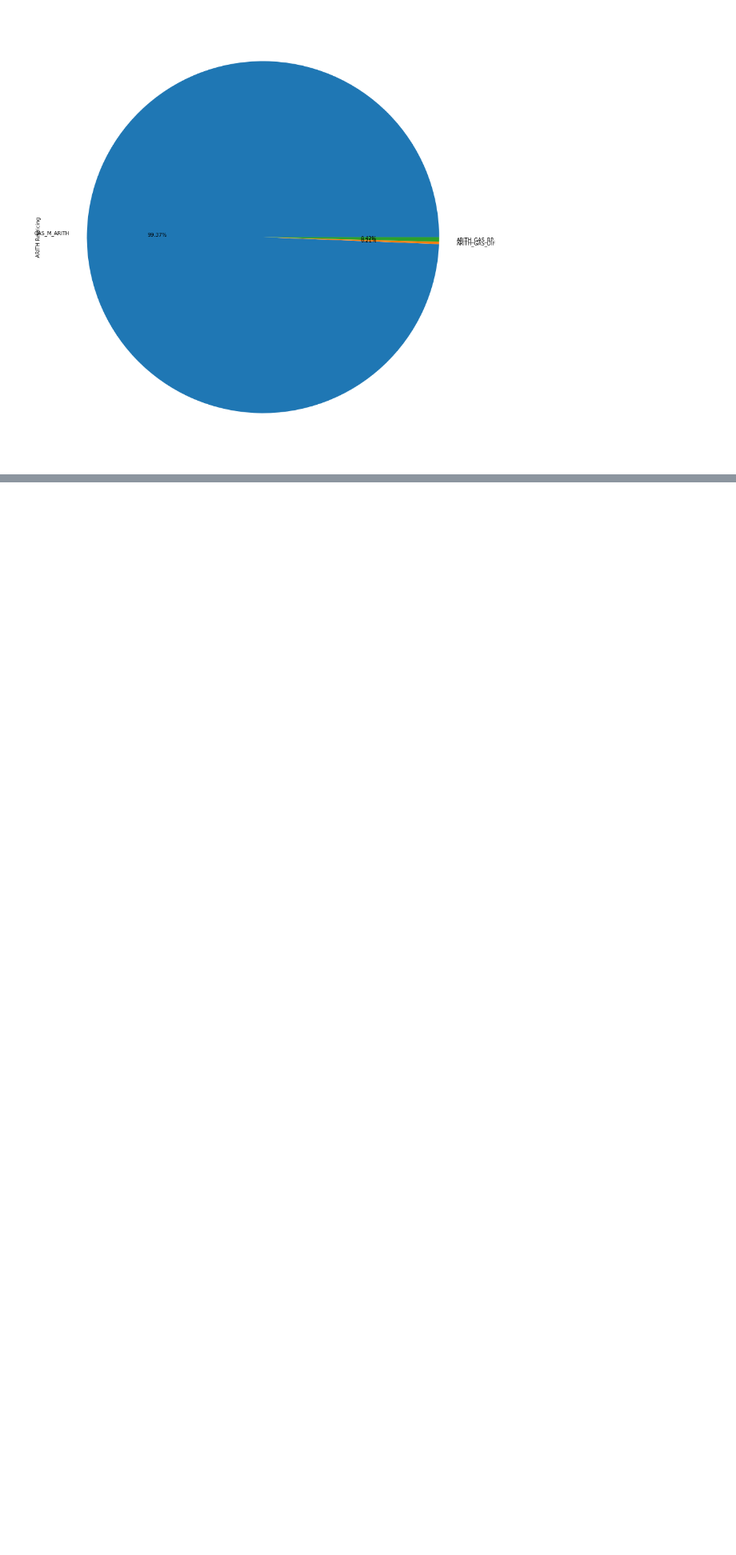
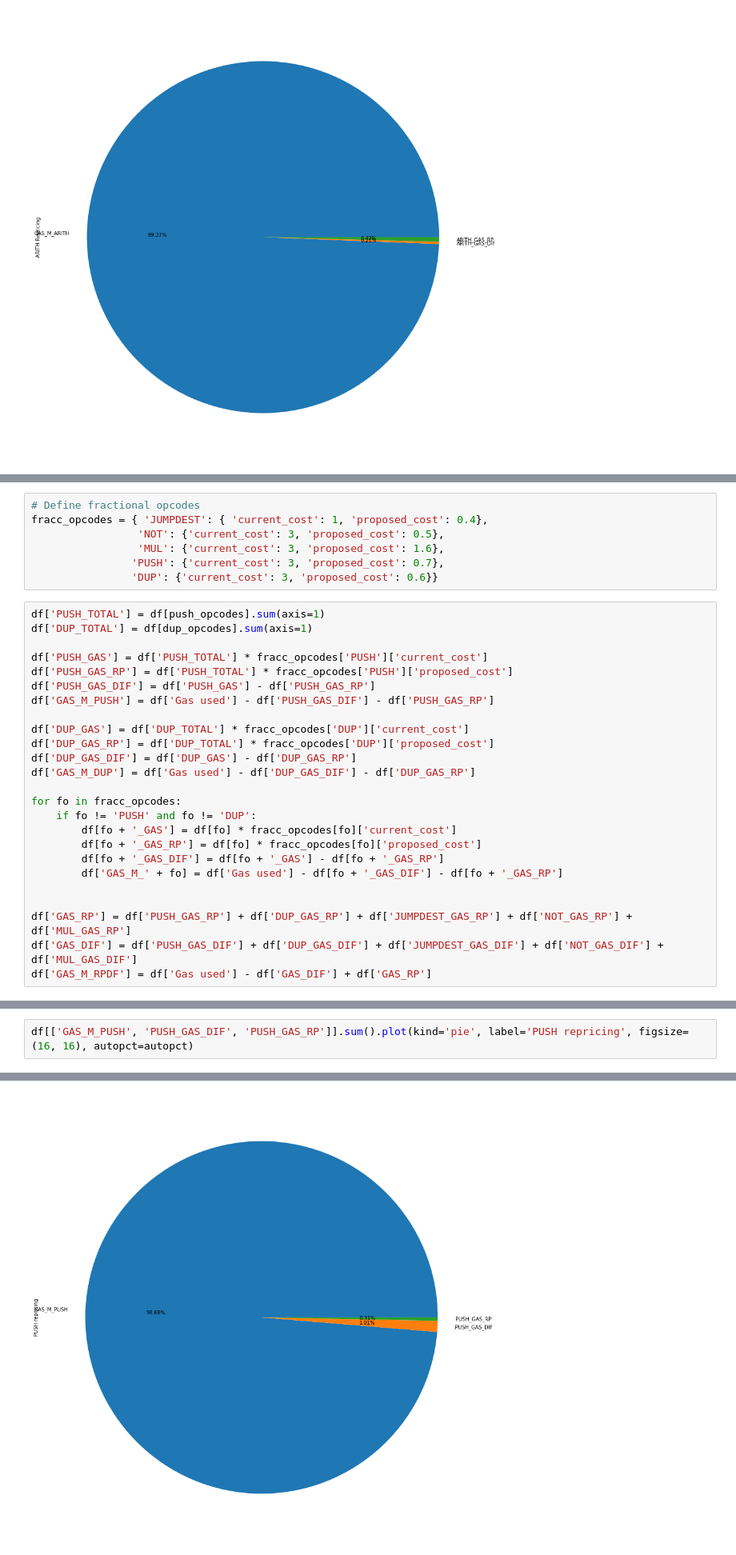
Before and after one commit to hugo-dc/opcode_usage, a Jupyter notebook: notebook/evm_price_improvements.ipynb, the cells around one changed output, grey strips where cells are left out. Shown: that part at 80% size. Drawn from its saved outputs; the diff is of its cells as text; blank space fills up the shorter version.

Commit message:
Fractional cost

```diff
--- a/notebook/evm_price_improvements.ipynb
+++ b/notebook/evm_price_improvements.ipynb
@@ -296,0 +320,32 @@ df['GAS_DIF'].mean()
+# %%
+# Define fractional opcodes
+fracc_opcodes = { 'JUMPDEST': { 'current_cost': 1, 'proposed_cost': 0.4},
+                 'NOT': {'current_cost': 3, 'proposed_cost': 0.5},
+                 'MUL': {'current_cost': 3, 'proposed_cost': 1.6},
+                'PUSH': {'current_cost': 3, 'proposed_cost': 0.7},
+                'DUP': {'current_cost': 3, 'proposed_cost': 0.6}}
+# %%
+df['PUSH_TOTAL'] = df[push_opcodes].sum(axis=1)
+df['DUP_TOTAL'] = df[dup_opcodes].sum(axis=1)
+
+df['PUSH_GAS'] = df['PUSH_TOTAL'] * fracc_opcodes['PUSH']['current_cost']
+df['PUSH_GAS_RP'] = df['PUSH_TOTAL'] * fracc_opcodes['PUSH']['proposed_cost']
+df['PUSH_GAS_DIF'] = df['PUSH_GAS'] - df['PUSH_GAS_RP']
+df['GAS_M_PUSH'] = df['Gas used'] - df['PUSH_GAS_DIF'] - df['PUSH_GAS_RP']
+
+df['DUP_GAS'] = df['DUP_TOTAL'] * fracc_opcodes['DUP']['current_cost']
+df['DUP_GAS_RP'] = df['DUP_TOTAL'] * fracc_opcodes['DUP']['proposed_cost']
+df['DUP_GAS_DIF'] = df['DUP_GAS'] - df['DUP_GAS_RP']
+df['GAS_M_DUP'] = df['Gas used'] - df['DUP_GAS_DIF'] - df['DUP_GAS_RP']
+
+for fo in fracc_opcodes:
+    if fo != 'PUSH' and fo != 'DUP':
+        df[fo + '_GAS'] = df[fo] * fracc_opcodes[fo]['current_cost']
+        df[fo + '_GAS_RP'] = df[fo] * fracc_opcodes[fo]['proposed_cost']
+        df[fo + '_GAS_DIF'] = df[fo + '_GAS'] - df[fo + '_GAS_RP']
+        df['GAS_M_' + fo] = df['Gas used'] - df[fo + '_GAS_DIF'] - df[fo + '_GAS_RP']
+
+
+df['GAS_RP'] = df['PUSH_GAS_RP'] + df['DUP_GAS_RP'] + df['JUMPDEST_GAS_RP'] + df['NOT_GAS_RP'] + df['MUL_GAS_RP']
+df['GAS_DIF'] = df['PUSH_GAS_DIF'] + df['DUP_GAS_DIF'] + df['JUMPDEST_GAS_DIF'] + df['NOT_GAS_DIF'] + df['MUL_GAS_DIF']
+df['GAS_M_RPDF'] = df['Gas used'] - df['GAS_DIF'] + df['GAS_RP']
@@ -296,0 +354,3 @@ df['GAS_DIF'].mean()
+# %%
+df[['GAS_M_PUSH', 'PUSH_GAS_DIF', 'PUSH_GAS_RP']].sum().plot(kind='pie', label='PUSH repricing', figsize=(16, 16), autopct=autopct)
+# %% [output]
@@ -296,0 +358 @@ df['GAS_DIF'].mean()
+[figure, added]
```
Also changed, not shown: parts of 23 cells of this notebook.
